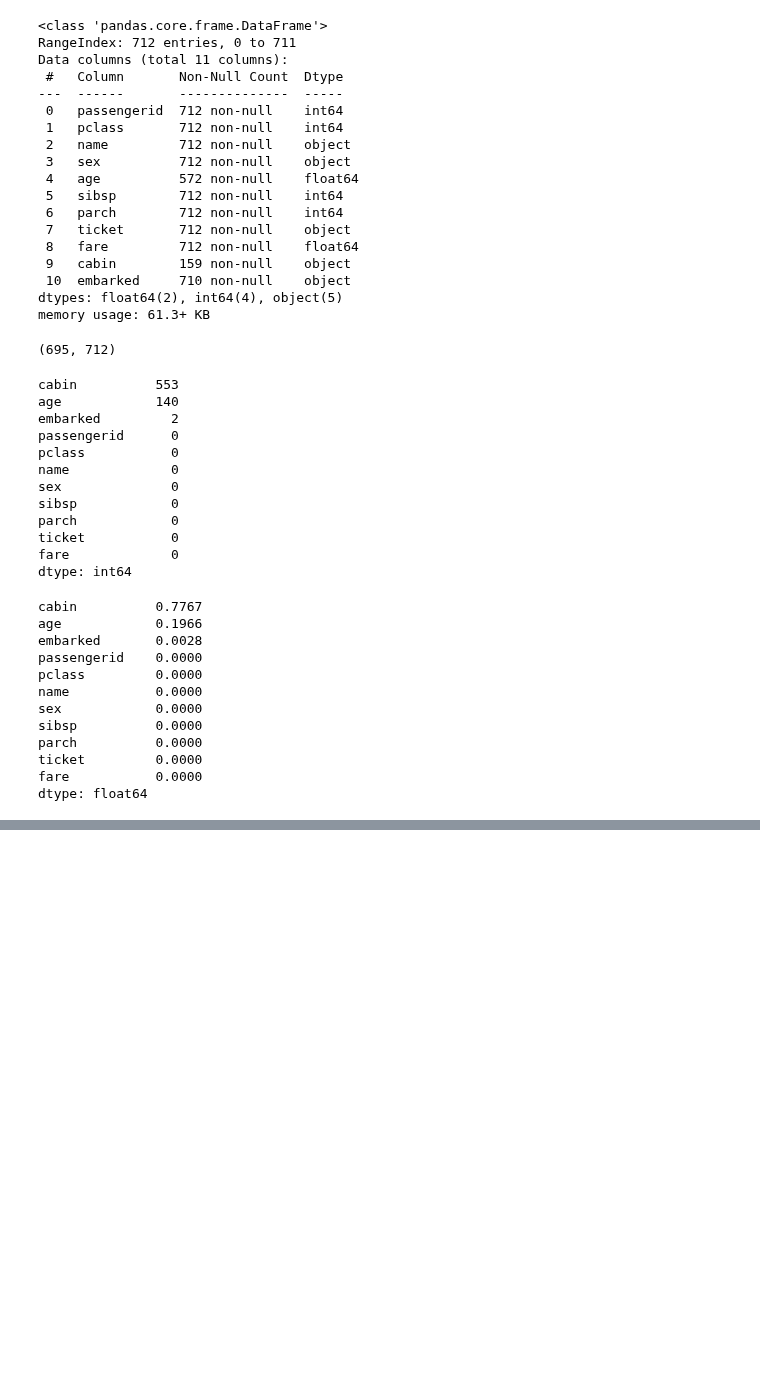
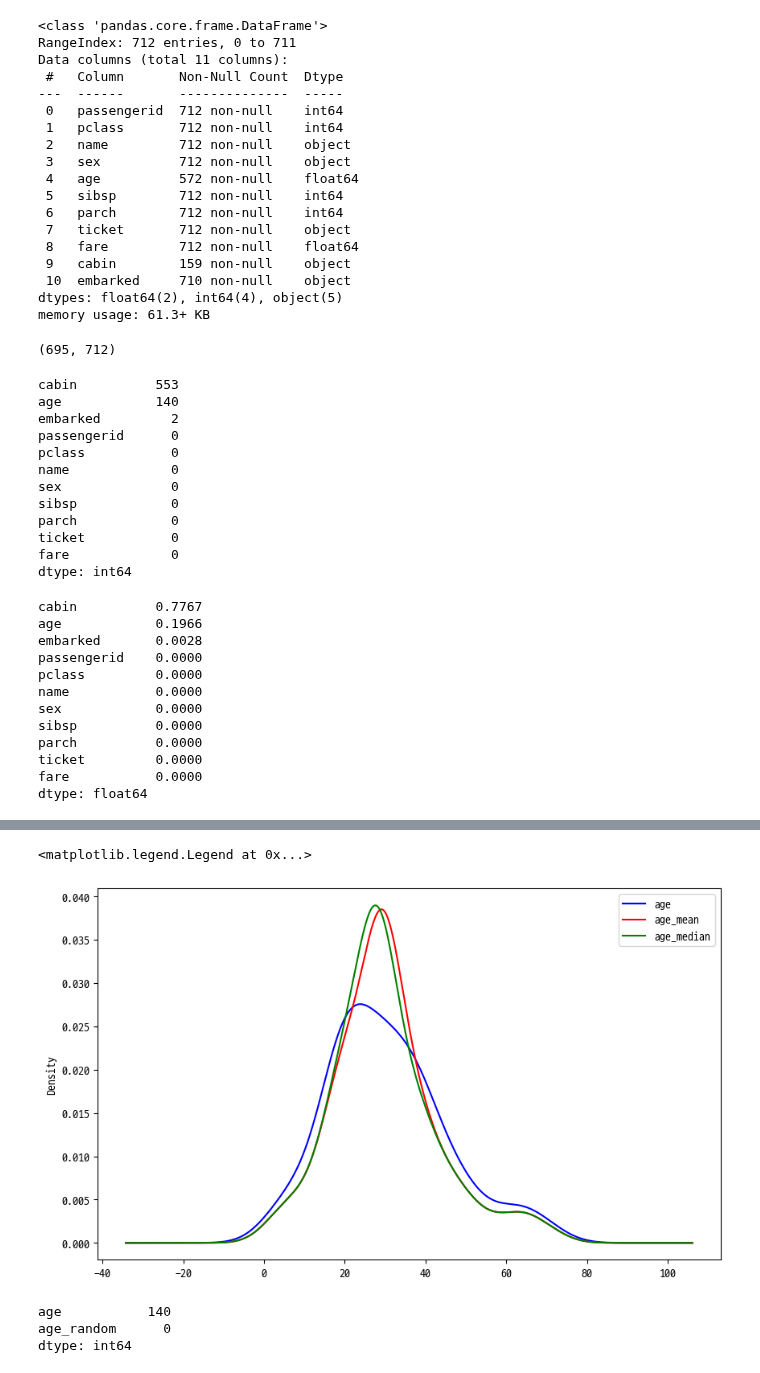
Before and after one commit to moneyless1989/data_engineering, a Jupyter notebook: lectures/20230213.ipynb, the cells around one changed output, grey strips where cells are left out. Cells and saved outputs as stored; diff of their text form; code cells hidden in the pictures; blank space fills up the shorter version.

```diff
--- a/lectures/20230213.ipynb
+++ b/lectures/20230213.ipynb
@@ -419,0 +337,32 @@ findfont: Font family 'D2Coding ligature' not found.
+# %%
+X_te['age_mean'] = X_te['age'].fillna(X_tr['age'].mean())
+X_te['age_median'] = X_te['age'].fillna(X_tr['age'].median())
+
+# 분포 시각화
+fig, ax = plt.subplots(figsize=(10,6))
+
+X_te['age'].plot(kind='kde', ax=ax, color='blue')
+X_te['age_mean'].plot(kind='kde', ax=ax, color='red')
+X_te['age_median'].plot(kind='kde', ax=ax, color='green')
+
+lines, labels = ax.get_legend_handles_labels()
+ax.legend(lines, labels, loc='best')
+# %% [output]
+<matplotlib.legend.Legend at 0x...>
+[figure, added]
+# %%
+X_tr['age_random'] = X_tr['age']
+
+# random sampling
+random_sampling = (X_tr['age'].dropna().sample(X_tr['age'].isnull().sum()))
+# random_sampling에 X_tr['age'] 값이 null인 부분의 인덱스를 부여
+random_sampling.index = X_tr[lambda x: x['age'].isnull()].index
+
+X_tr.loc[X_tr['age'].isnull(), 'age_random'] = random_sampling
+
+# null값이 채워졌는지 확인
+X_tr[['age', 'age_random']].isnull().sum()
+# %% [output]
+age           140
+age_random      0
+dtype: int64
```
Also changed, not shown: parts of 54 cells of this notebook, 7 other files.
